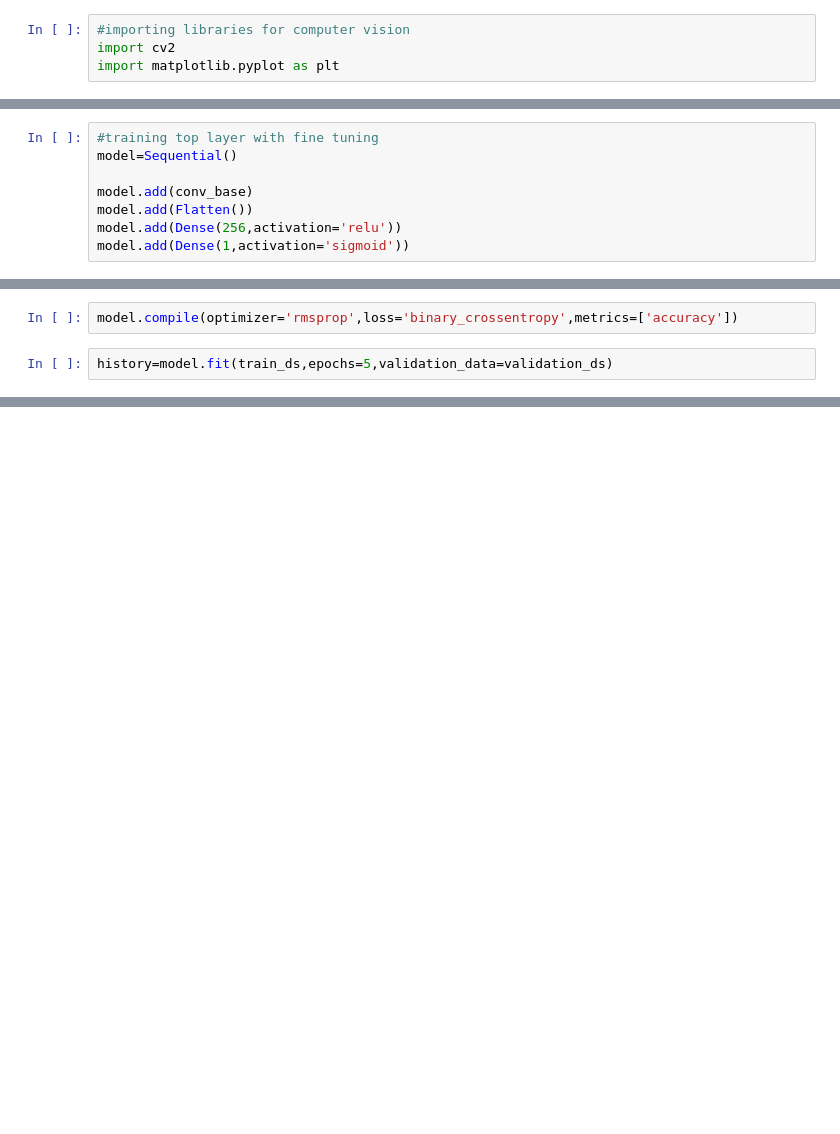
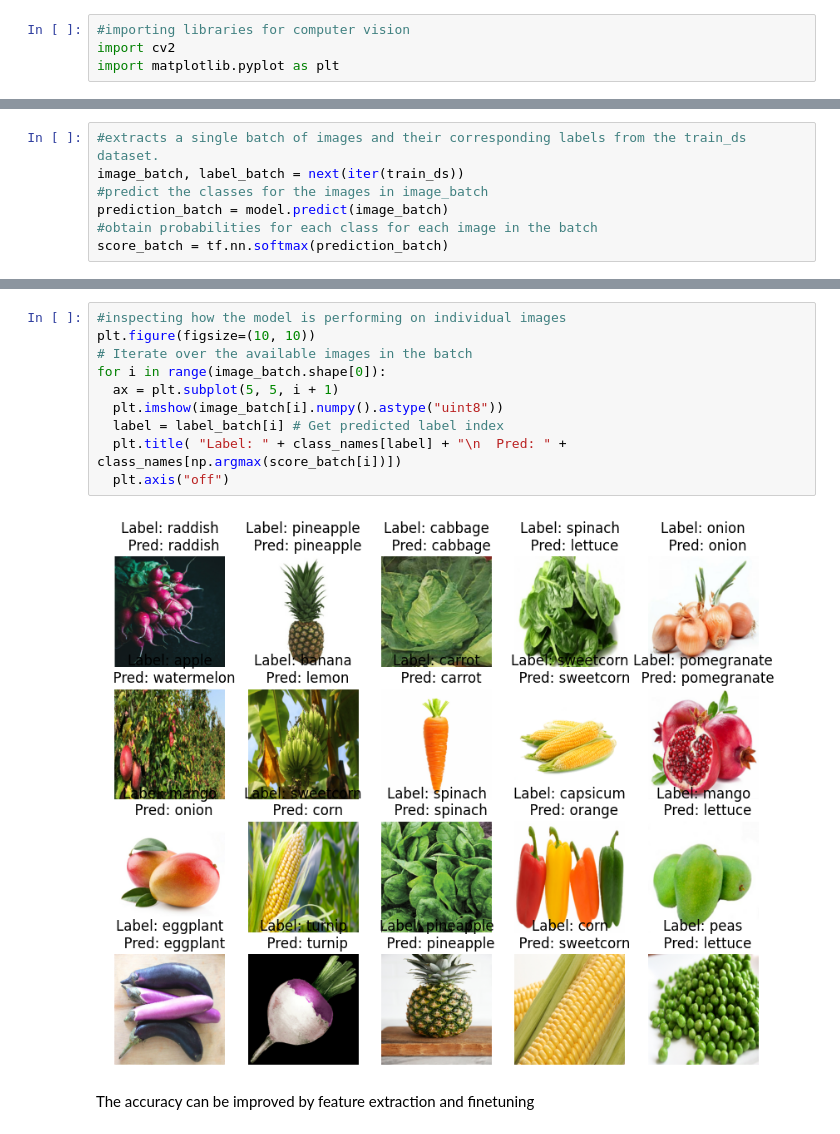
Before and after one commit to Aishwarya-ps-kumbla/MST_Aish_practice_problems_01, a Jupyter notebook: aish_casestudy_03.ipynb, the cells around one changed output, grey strips where cells are left out. Cells and saved outputs as stored; diff of their text form; blank space fills up the shorter version.

```diff
--- a/aish_casestudy_03.ipynb
+++ b/aish_casestudy_03.ipynb
@@ -311,8 +202,0 @@ _________________________________________________________________
-# %%
-#training top layer with fine tuning
-model=Sequential()
-
-model.add(conv_base)
-model.add(Flatten())
-model.add(Dense(256,activation='relu'))
-model.add(Dense(1,activation='sigmoid'))
@@ -339,4 +202,0 @@ _________________________________________________________________
-# %%
-model.compile(optimizer='rmsprop',loss='binary_crossentropy',metrics=['accuracy'])
-# %%
-history=model.fit(train_ds,epochs=5,validation_data=validation_ds)
@@ -353,0 +203,7 @@ Epoch 5/5
+# %%
+#extracts a single batch of images and their corresponding labels from the train_ds dataset.
+image_batch, label_batch = next(iter(train_ds))
+#predict the classes for the images in image_batch
+prediction_batch = model.predict(image_batch)
+#obtain probabilities for each class for each image in the batch
+score_batch = tf.nn.softmax(prediction_batch)
@@ -353,0 +212,14 @@ Epoch 5/5
+# %%
+#inspecting how the model is performing on individual images
+plt.figure(figsize=(10, 10))
+# Iterate over the available images in the batch
+for i in range(image_batch.shape[0]):
+  ax = plt.subplot(5, 5, i + 1)
+  plt.imshow(image_batch[i].numpy().astype("uint8"))
+  label = label_batch[i] # Get predicted label index
+  plt.title( "Label: " + class_names[label] + "\n  Pred: " + class_names[np.argmax(score_batch[i])])
+  plt.axis("off")
+# %% [output]
+[figure, added]
+# %% [markdown]
+The accuracy can be improved by feature extraction and finetuning
```
Also changed, not shown: parts of 41 cells of this notebook.
